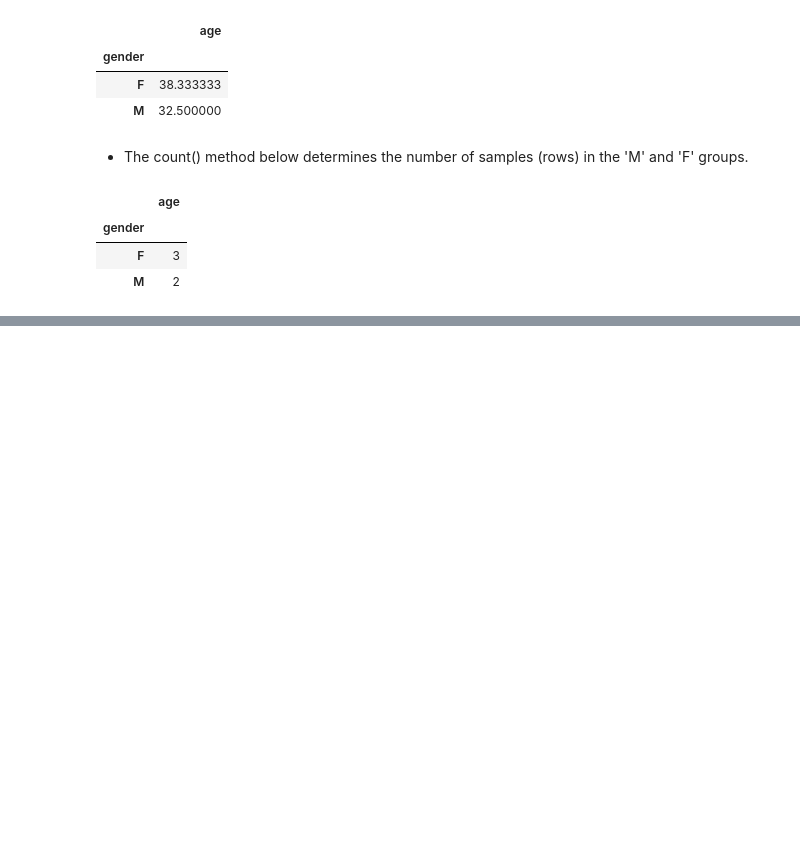
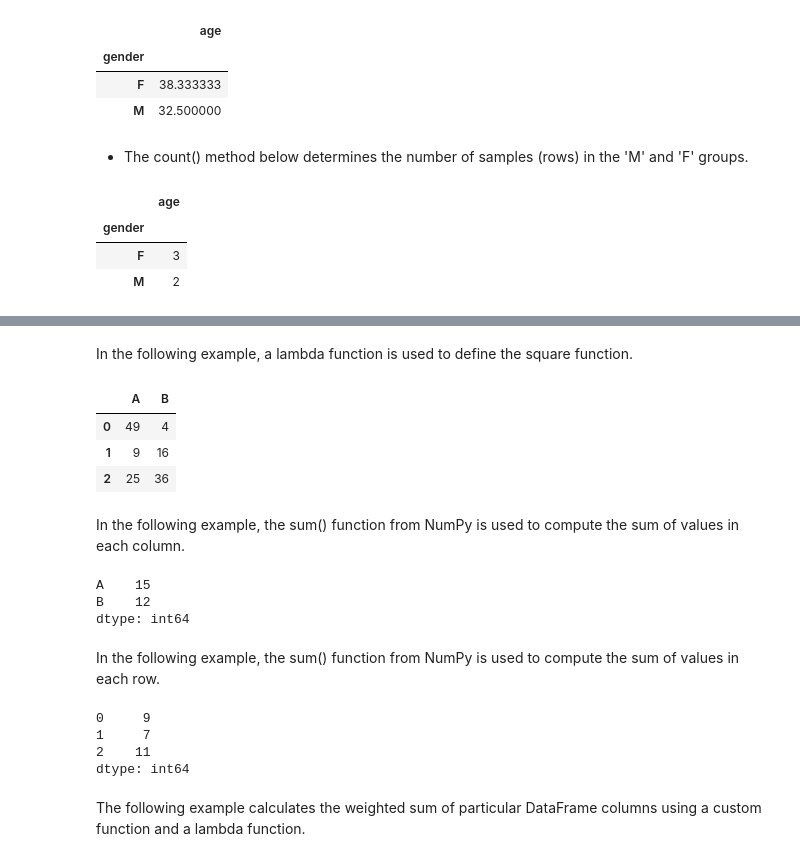
Before and after one commit to datasmp/pfds, a Jupyter notebook: _sources/df_advanced_method.ipynb, the cells around one changed output, grey strips where cells are left out. Cells and saved outputs as stored; diff of their text form; code cells hidden in the pictures; blank space fills up the shorter version.

```diff
--- a/_sources/df_advanced_method.ipynb
+++ b/_sources/df_advanced_method.ipynb
@@ -266,0 +382,29 @@ df5.groupby('gender').count()
+# %% [markdown]
+In the following example, a lambda function is used to define the square function.
+# %%
+df.apply(lambda x: x**2)
+# %% [output]
+|  | A | B |
+| 0 | 49 | 4 |
+| 1 | 9 | 16 |
+| 2 | 25 | 36 |
+# %% [markdown]
+In the following example, the sum() function from NumPy is used to compute the sum of values in each column.
+# %%
+import numpy as np
+df.apply(np.sum)
+# %% [output]
+A    15
+B    12
+dtype: int64
+# %% [markdown]
+In the following example, the sum() function from NumPy is used to compute the sum of values in each row.
+# %%
+df.apply(np.sum, axis=1)
+# %% [output]
+0     9
+1     7
+2    11
+dtype: int64
+# %% [markdown]
+The following example calculates the weighted sum of particular DataFrame columns using a custom function and a lambda function.
```
Also changed, not shown: parts of 23 cells of this notebook, 19 other files.
